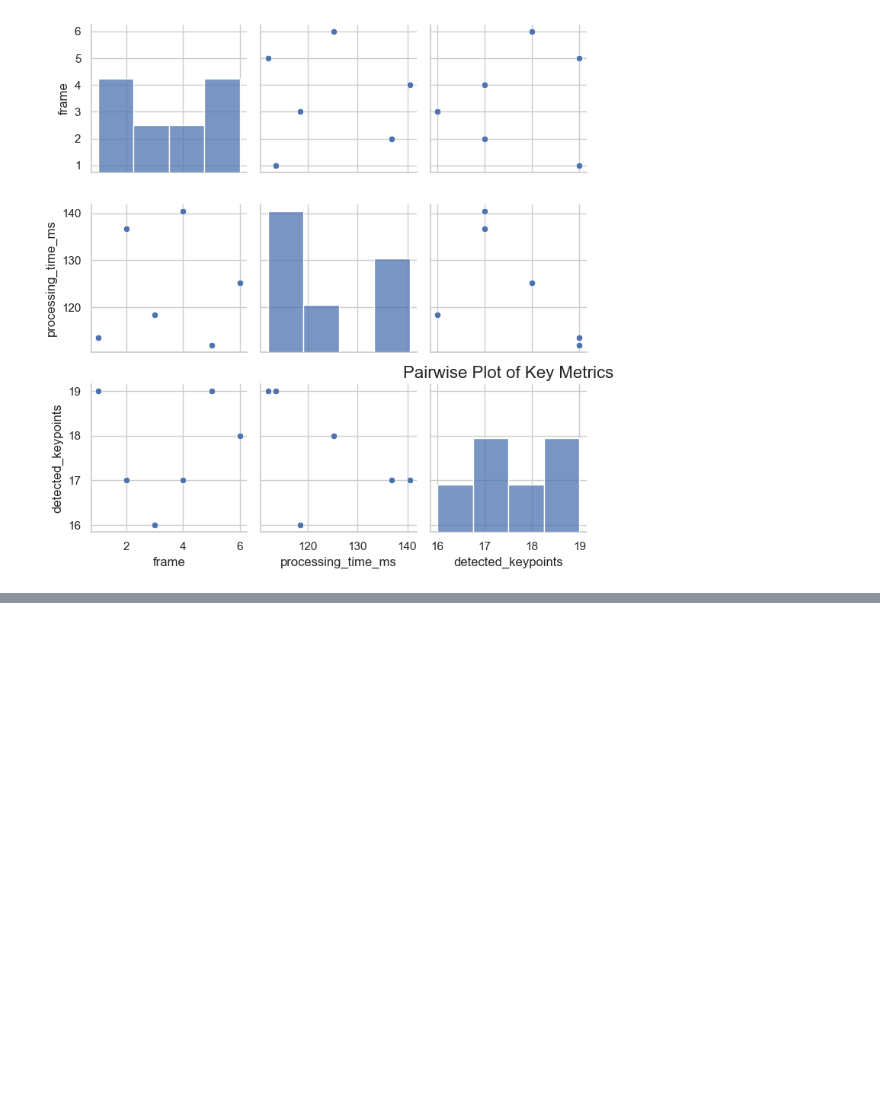
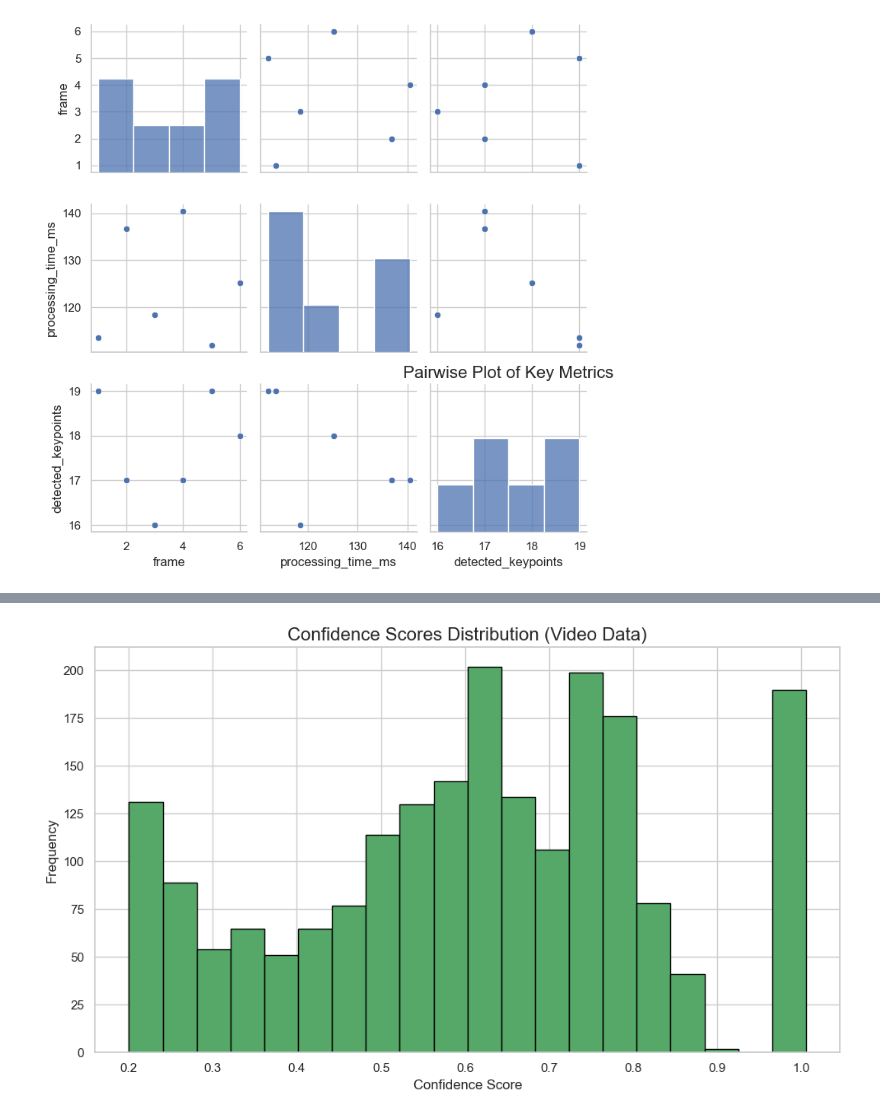
Before and after one commit to Redback-Operations/redback-orion, a Jupyter notebook: Player_Tracking/Pose_Matching_project/Pose_Estimation/pose_data_analytics.ipynb, the cells around one changed output, grey strips where cells are left out. Saved outputs shown, nothing was run; the diff lists cells and outputs as text; code cells hidden in the pictures; blank space fills up the shorter version.

```diff
--- a/Player_Tracking/Pose_Matching_project/Pose_Estimation/pose_data_analytics.ipynb
+++ b/Player_Tracking/Pose_Matching_project/Pose_Estimation/pose_data_analytics.ipynb
@@ -76,0 +125,16 @@ plt.show()
+# %%
+# Extract confidence scores from video data
+video_data_df['confidence_scores_count'] = video_data_df['confidence_scores'].apply(lambda x: len(eval(x)) if pd.notnull(x) else 0)
+video_confidence_data = video_data_df['confidence_scores'].apply(lambda x: eval(x) if pd.notnull(x) else [])
+video_all_confidences = [item for sublist in video_confidence_data for item in sublist]
+
+# Create a histogram for confidence scores distribution in video
+plt.figure(figsize=(10, 6))
+plt.hist(video_all_confidences, bins=20, color='g', edgecolor='black')
+plt.title("Confidence Scores Distribution (Video Data)", fontsize=16)
+plt.xlabel("Confidence Score", fontsize=12)
+plt.ylabel("Frequency", fontsize=12)
+plt.tight_layout()
+plt.show()
+# %% [output]
+[figure, added]
```
Also changed, not shown: parts of 7 cells of this notebook, 3 other files.
